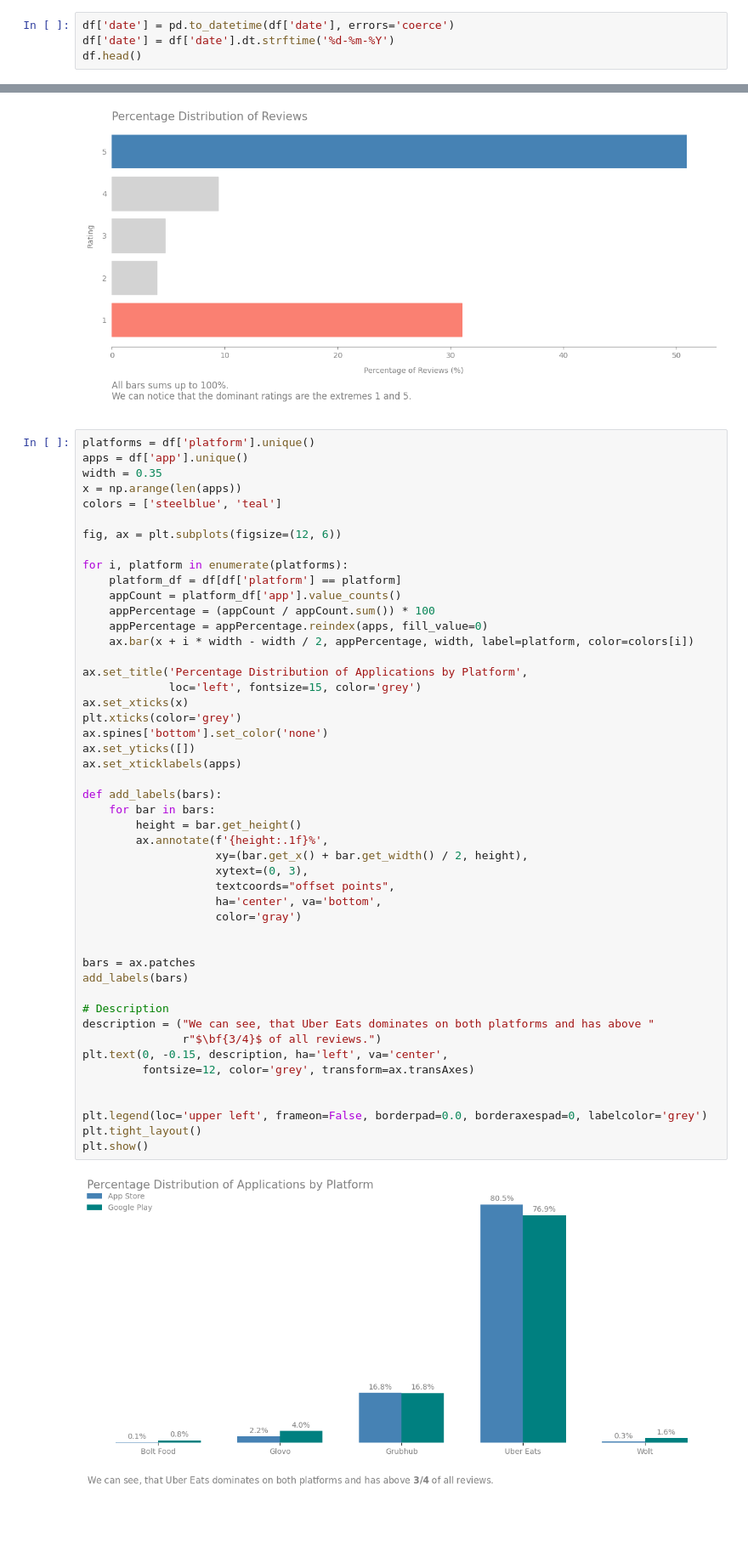
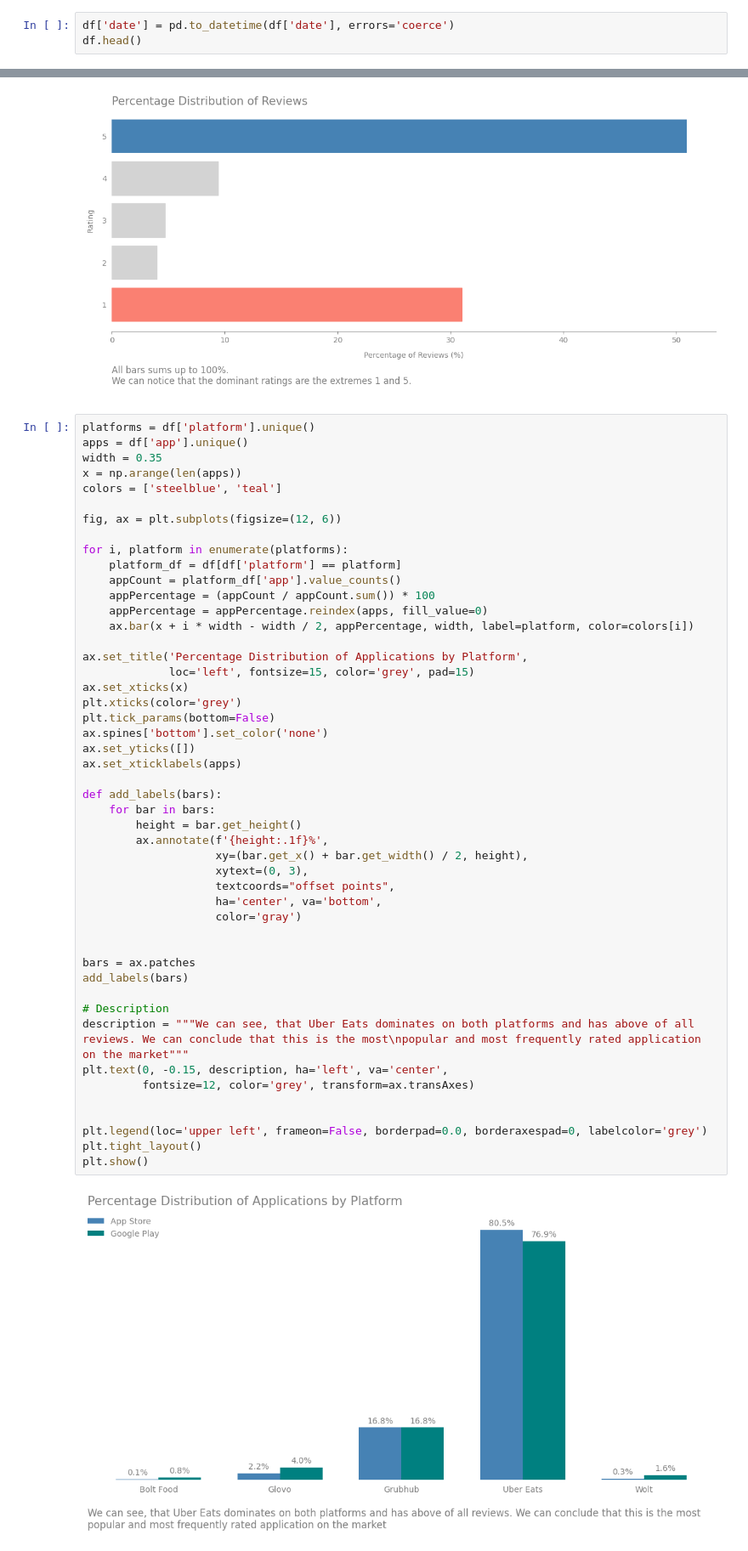
Before and after one commit to OgrodowskiJedrzej/Food-Apps-Review-Revisit, a Jupyter notebook: main.ipynb, the cells around one changed output, grey strips where cells are left out. Shown: that part at 85% size. Saved outputs shown, nothing was run; the diff lists cells and outputs as text; blank space fills up the shorter version.

```diff
--- a/main.ipynb
+++ b/main.ipynb
@@ -57,7 +57,6 @@ df = df.drop(columns=columnsToDrop)
 Change date format for better visualizations
 # %%
 df['date'] = pd.to_datetime(df['date'], errors='coerce')
-df['date'] = df['date'].dt.strftime('%d-%m-%Y')
 df.head()
 # %% [output]
 |  | date | content | score | userName | app | platform |
@@ -123,36 +122,36 @@ for i, platform in enumerate(platforms):
     ax.bar(x + i * width - width / 2, appPercentage, width, label=platform, color=colors[i])
 
 ax.set_title('Percentage Distribution of Applications by Platform',
-             loc='left', fontsize=15, color='grey')
+             loc='left', fontsize=15, color='grey', pad=15)
 ax.set_xticks(x)
 plt.xticks(color='grey')
+plt.tick_params(bottom=False)
 ax.spines['bottom'].set_color('none')
 ax.set_yticks([])
 ax.set_xticklabels(apps)
 
 def add_labels(bars):
     for bar in bars:
         height = bar.get_height()
         ax.annotate(f'{height:.1f}%',
                     xy=(bar.get_x() + bar.get_width() / 2, height),
                     xytext=(0, 3),
                     textcoords="offset points",
                     ha='center', va='bottom',
                     color='gray')
 
 
 bars = ax.patches
 add_labels(bars)
 
 # Description
-description = ("We can see, that Uber Eats dominates on both platforms and has above "
-               r"$\bf{3/4}$ of all reviews.")
+description = """We can see, that Uber Eats dominates on both platforms and has above of all reviews. We can conclude that this is the most\npopular and most frequently rated application on the market"""
 plt.text(0, -0.15, description, ha='left', va='center',
          fontsize=12, color='grey', transform=ax.transAxes)
 
 
 plt.legend(loc='upper left', frameon=False, borderpad=0.0, borderaxespad=0, labelcolor='grey')
 plt.tight_layout()
 plt.show()
 # %% [output]
-[figure, old version]
+[figure, new version]
```
Also changed, not shown: parts of 2 cells of this notebook.
